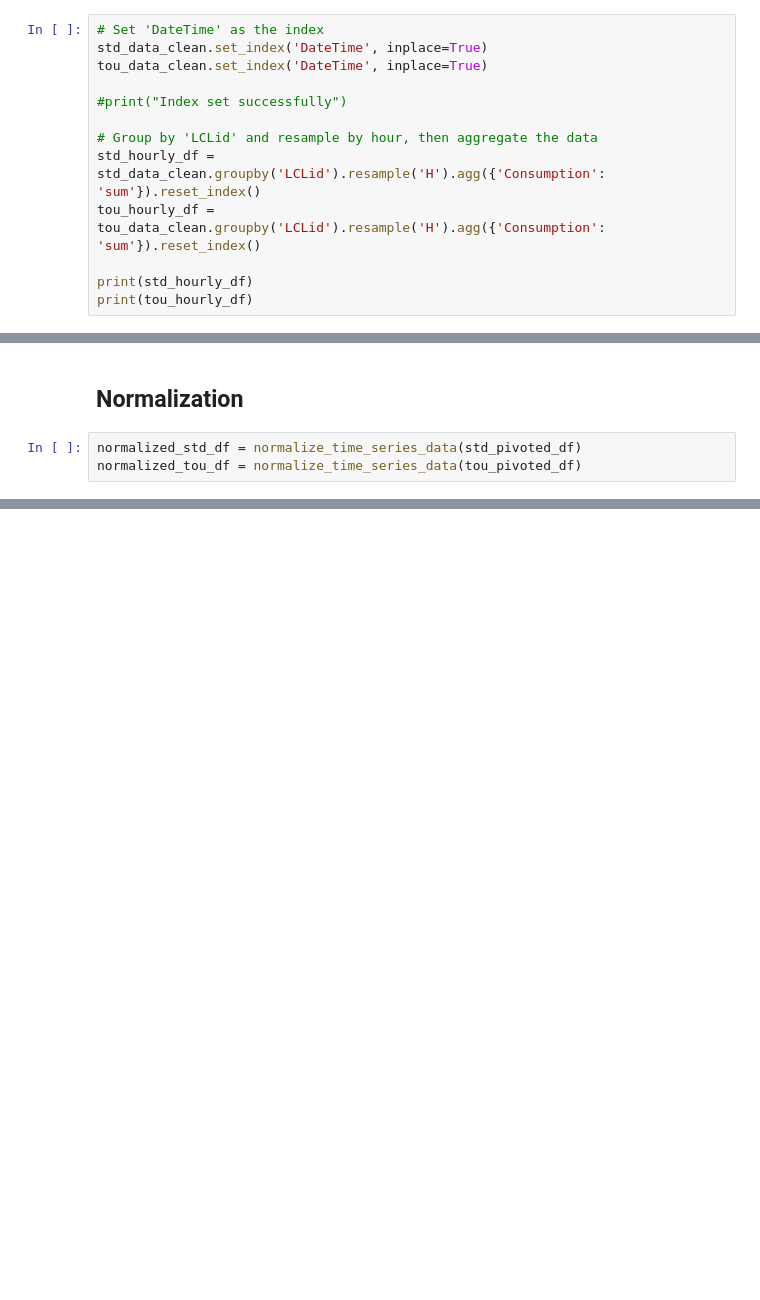
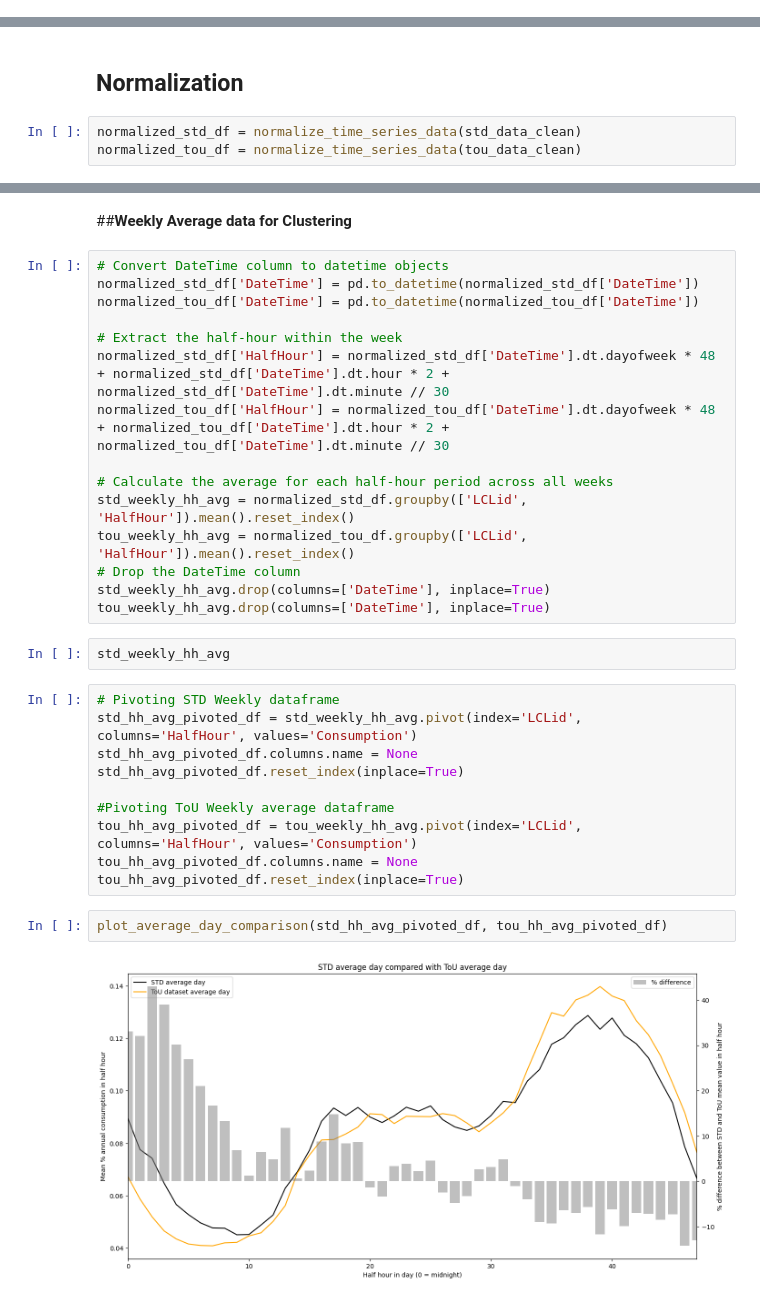
Before and after one commit to NirmalMJohn/DataScience_Project, a Jupyter notebook: Main_Forecasting.ipynb, the cells around one changed output, grey strips where cells are left out. Cells and saved outputs as stored; diff of their text form; blank space fills up the shorter version.

Commit message:
Normalization revised EDA & Clustering analysis done

```diff
--- a/Main_Forecasting.ipynb
+++ b/Main_Forecasting.ipynb
@@ -753,16 +993,3 @@ std_data_clean
 | 1015946 | MAC000068 | 2014-02-27 23:00:00 | 0.876 |
 | 1015947 | MAC000068 | 2014-02-27 23:30:00 | 0.306 |
 1015850 rows × 3 columns
-# %%
-# Set 'DateTime' as the index
-std_data_clean.set_index('DateTime', inplace=True)
-tou_data_clean.set_index('DateTime', inplace=True)
-
-#print("Index set successfully")
-
-# Group by 'LCLid' and resample by hour, then aggregate the data
-std_hourly_df = std_data_clean.groupby('LCLid').resample('H').agg({'Consumption': 'sum'}).reset_index()
-tou_hourly_df = tou_data_clean.groupby('LCLid').resample('H').agg({'Consumption': 'sum'}).reset_index()
-
-print(std_hourly_df)
-print(tou_hourly_df)
@@ -842,5 +996,5 @@ tou_pivoted_df
 # %% [markdown]
 ## **Normalization**
 # %%
-normalized_std_df = normalize_time_series_data(std_pivoted_df)
-normalized_tou_df = normalize_time_series_data(tou_pivoted_df)
+normalized_std_df = normalize_time_series_data(std_data_clean)
+normalized_tou_df = normalize_time_series_data(tou_data_clean)
@@ -847 +1017,34 @@ normalized_tou_df = normalize_time_series_data(tou_pivoted_df)
+# %% [markdown]
+##**Weekly Average data for Clustering**
+# %%
+# Convert DateTime column to datetime objects
+normalized_std_df['DateTime'] = pd.to_datetime(normalized_std_df['DateTime'])
+normalized_tou_df['DateTime'] = pd.to_datetime(normalized_tou_df['DateTime'])
+
+# Extract the half-hour within the week
+normalized_std_df['HalfHour'] = normalized_std_df['DateTime'].dt.dayofweek * 48 + normalized_std_df['DateTime'].dt.hour * 2 + normalized_std_df['DateTime'].dt.minute // 30
+normalized_tou_df['HalfHour'] = normalized_tou_df['DateTime'].dt.dayofweek * 48 + normalized_tou_df['DateTime'].dt.hour * 2 + normalized_tou_df['DateTime'].dt.minute // 30
+
+# Calculate the average for each half-hour period across all weeks
+std_weekly_hh_avg = normalized_std_df.groupby(['LCLid', 'HalfHour']).mean().reset_index()
+tou_weekly_hh_avg = normalized_tou_df.groupby(['LCLid', 'HalfHour']).mean().reset_index()
+# Drop the DateTime column
+std_weekly_hh_avg.drop(columns=['DateTime'], inplace=True)
+tou_weekly_hh_avg.drop(columns=['DateTime'], inplace=True)
+# %%
+std_weekly_hh_avg
+# %%
+# Pivoting STD Weekly dataframe
+std_hh_avg_pivoted_df = std_weekly_hh_avg.pivot(index='LCLid', columns='HalfHour', values='Consumption')
+std_hh_avg_pivoted_df.columns.name = None
+std_hh_avg_pivoted_df.reset_index(inplace=True)
+
+#Pivoting ToU Weekly average dataframe
+tou_hh_avg_pivoted_df = tou_weekly_hh_avg.pivot(index='LCLid', columns='HalfHour', values='Consumption')
+tou_hh_avg_pivoted_df.columns.name = None
+tou_hh_avg_pivoted_df.reset_index(inplace=True)
+# %%
+plot_average_day_comparison(std_hh_avg_pivoted_df, tou_hh_avg_pivoted_df)
+# %% [output]
+[figure, added]
 # %% [markdown]
```
Also changed, not shown: parts of 42 cells of this notebook.
